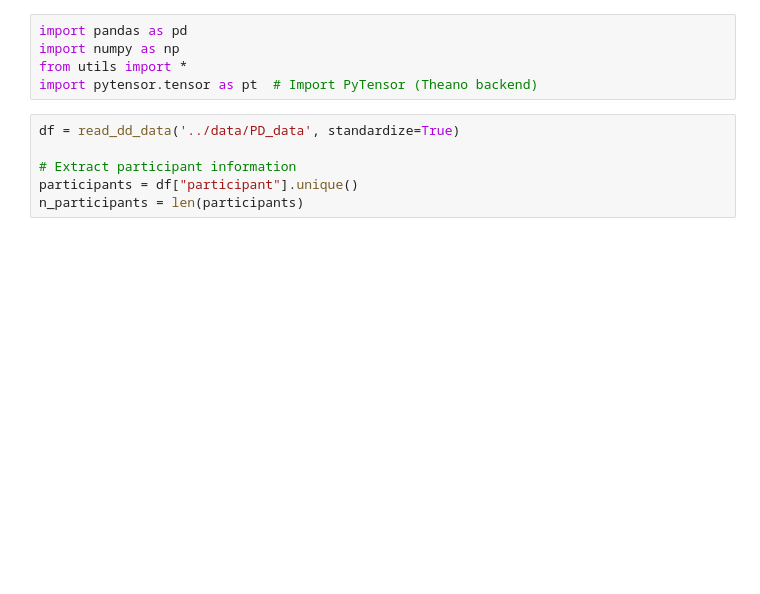
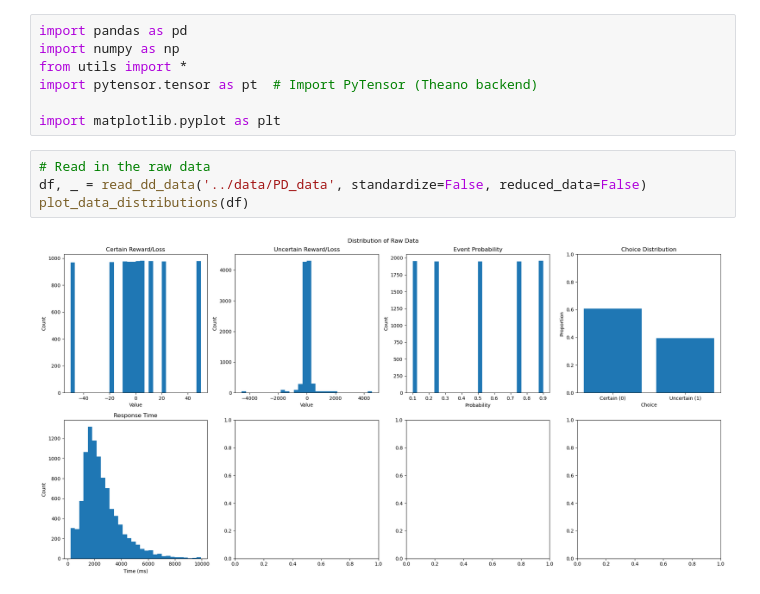
Before and after one commit to PrioteasaAndrei/comp-cogsci-delay-discounting, a Jupyter notebook: src/probabilistic_discounting_debugging.ipynb, the cells around one changed output. Saved outputs shown, nothing was run; the diff lists cells and outputs as text; blank space fills up the shorter version.

```diff
--- a/src/probabilistic_discounting_debugging.ipynb
+++ b/src/probabilistic_discounting_debugging.ipynb
@@ -3,9 +3,11 @@ import pandas as pd
 import numpy as np
 from utils import *
 import pytensor.tensor as pt  # Import PyTensor (Theano backend)
+
+import matplotlib.pyplot as plt
-# %%
-df = read_dd_data('../data/PD_data', standardize=True)
-
-# Extract participant information
-participants = df["participant"].unique()
-n_participants = len(participants)
+# %%
+# Read in the raw data
+df, _ = read_dd_data('../data/PD_data', standardize=False, reduced_data=False)
+plot_data_distributions(df)
+# %% [output]
+[figure, added]
```
Also changed, not shown: parts of 4 cells of this notebook, 3 other files.
